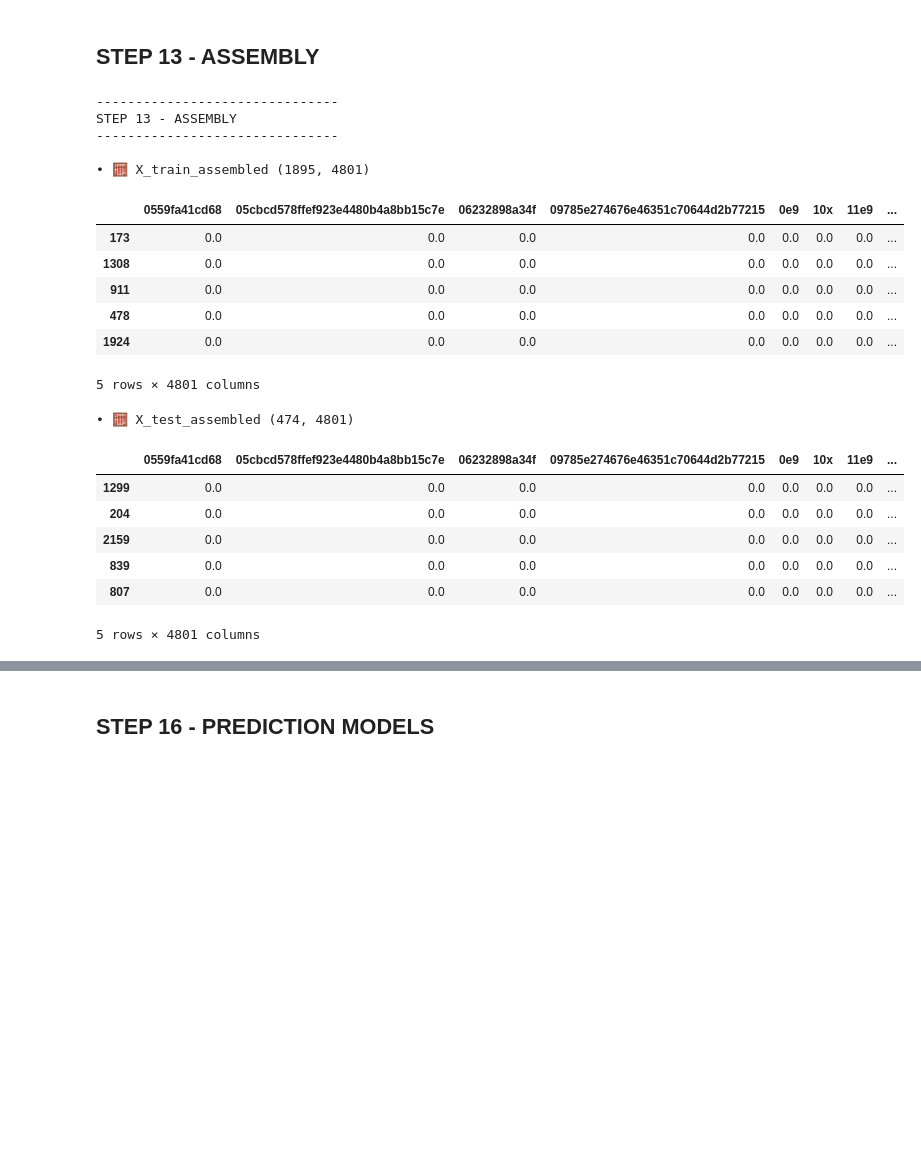
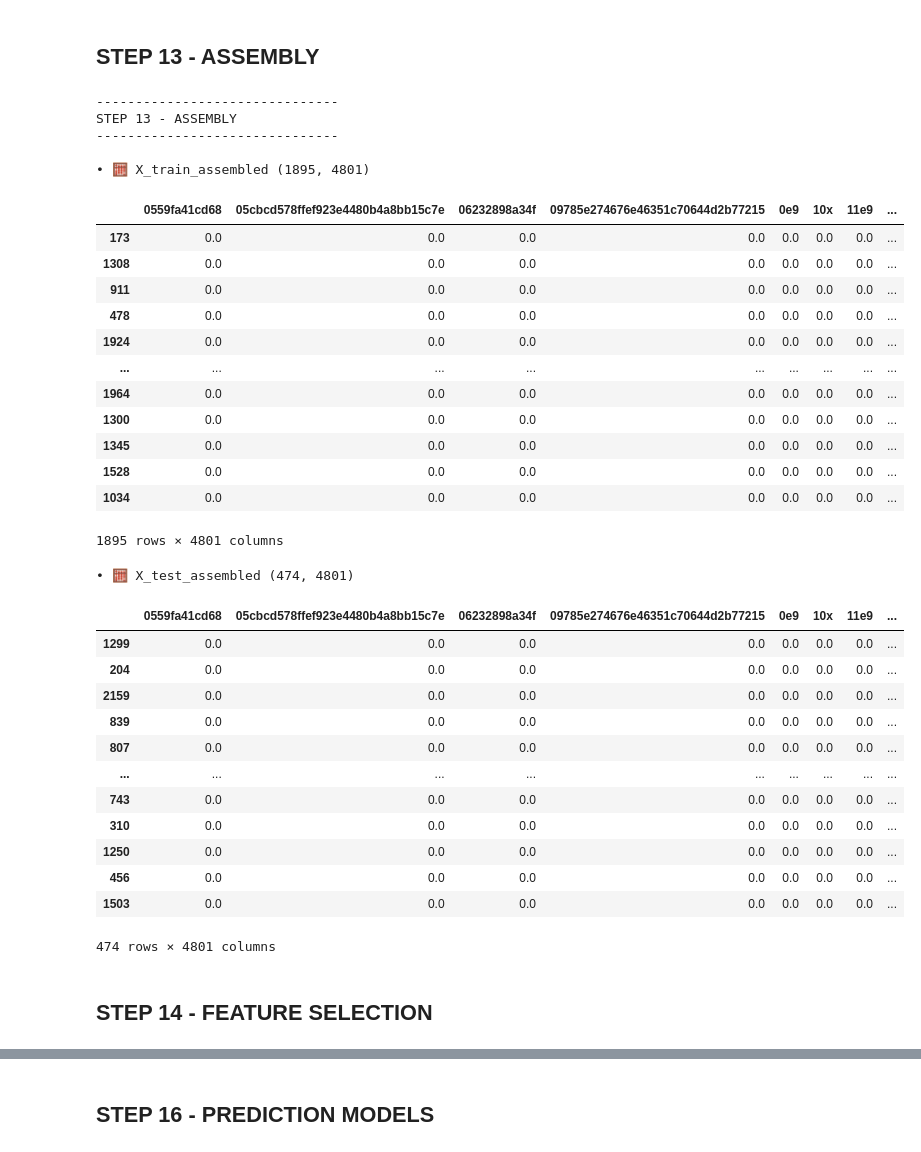
Before and after one commit to cbadil12/nlp-project, a Jupyter notebook: src/explore.ipynb, the cells around one changed output, grey strips where cells are left out. Cells and saved outputs as stored; diff of their text form; code cells hidden in the pictures; blank space fills up the shorter version.

```diff
--- a/src/explore.ipynb
+++ b/src/explore.ipynb
@@ -3150,7 +3331,6 @@ elif dataset_type == "NLP":
     # Fit vectorizers
     count_X = count_vec.fit_transform(text_series).toarray()
     tfidf_X = tfidf_vec.fit_transform(text_series).toarray()
-    log("Vectorization completed successfully (COUNT + TF-IDF)", type="SUCCESS")
     # PCA 2D Visualization
     if make_vectorization_plots:
         print("\n📊 PCA 2D VISUALIZATION")
@@ -3189,7 +3369,7 @@ elif dataset_type == "NLP":
         except:
             pass
     print("\n")
-    log(f"Auto-selected vectorizer: {best_vectorizer_name_S8}", type="SUCCESS", bold=True)
+    log(f"Final selected vectorizer: {best_vectorizer_name_S8}", type="SUCCESS", bold=True)
      # Instance selected vectorizer
     if best_vectorizer_name_S8 == "COUNT":
         vectorizer = CountVectorizer()
@@ -3207,7 +3387,7 @@ elif dataset_type == "NLP":
     X_train_en = pd.DataFrame(X_train_en, index=X_train.index, columns=feature_names)
     X_test_en = pd.DataFrame(X_test_en, index=X_test.index, columns=feature_names)
     log("Final vectorized datasets created successfully", type="SUCCESS")
-    display(X_train_en.head())
+    display(X_train_en)
 
 # -------------------------------
 # TABULAR DATASET
@@ -3280,7 +3460,7 @@ elif dataset_type == "TABULAR":
         X_train_en = X_train_en[encoded_cols]
         X_test_en = X_test_en[encoded_cols]
         log("Final encoded datasets created successfully", type="SUCCESS")
-        display(X_train_en.head())
+        display(X_test_en)
 # %% [output]
 -------------------------------
 STEP 12) TEXT VECTORIZATION
@@ -3323,14 +3508,14 @@ if dataset_type == "TIME-SERIES":
     print("STEP 13 - ASSEMBLY")
     print("-------------------------------\n")
     # Concatenate NUMERIC_var_scaled with CATEGORY_var_encoded
-    X_train_assembled = X_train_S13
-    X_test_assembled = X_test_S13
+    X_train_assembled_S13 = X_train_S13
+    X_test_assembled_S13 = X_test_S13
     # Print results
-    log(f"X_train_assembled {X_train_assembled.shape}", custom_icon="🧮")
-    display(X_train_assembled.head())
+    log(f"X_train_assembled {X_train_assembled_S13.shape}", custom_icon="🧮")
+    display(X_train_assembled_S13)
     print("\n")
-    log(f"X_test_assembled {X_test_assembled.shape}", custom_icon="🧮")
-    display(X_test_assembled.head())
+    log(f"X_test_assembled {X_test_assembled_S13.shape}", custom_icon="🧮")
+    display(X_test_assembled_S13)
 
 # -------------------------------
 # NLP DATASET
@@ -3338,46 +3523,52 @@ if dataset_type == "TIME-SERIES":
 elif dataset_type == "NLP":
     print("-------------------------------")
     print("STEP 13 - ASSEMBLY")
     print("-------------------------------\n")
     # Concatenate NUMERIC_var_scaled with CATEGORY_var_encoded
-    X_train_assembled = X_train_en_S13
-    X_test_assembled = X_test_en_S13
+    X_train_assembled_S13 = X_train_en_S13
+    X_test_assembled_S13 = X_test_en_S13
     # Print results
-    log(f"X_train_assembled {X_train_assembled.shape}", custom_icon="🧮")
-    display(X_train_assembled.head())
+    log(f"X_train_assembled {X_train_assembled_S13.shape}", custom_icon="🧮")
+    display(X_train_assembled_S13)
     print("\n")
-    log(f"X_test_assembled {X_test_assembled.shape}", custom_icon="🧮")
-    display(X_test_assembled.head())
+    log(f"X_test_assembled {X_test_assembled_S13.shape}", custom_icon="🧮")
+    display(X_test_assembled_S13)
 
 # -------------------------------
 # TABULAR DATASET
 # -------------------------------
 elif dataset_type == "TABULAR":
     print("-------------------------------")
     print("STEP 13 - ASSEMBLY")
     print("-------------------------------\n")
     # Concatenate NUMERIC_var_scaled with CATEGORY_var_encoded
-    X_train_assembled = pd.concat([X_train_es, X_train_en], axis=1)
-    X_test_assembled = pd.concat([X_test_es, X_test_en], axis=1)
+    X_train_assembled_S13 = pd.concat([X_train_es, X_train_en], axis=1)
+    X_test_assembled_S13 = pd.concat([X_test_es, X_test_en], axis=1)
     # Print results
-    log(f"X_train_assembled {X_train_assembled.shape}", custom_icon="🧮")
-    display(X_train_assembled.head())
+    log(f"X_train_assembled {X_train_assembled_S13.shape}", custom_icon="🧮")
+    display(X_train_assembled_S13)
     print("\n")
-    log(f"X_test_assembled {X_test_assembled.shape}", custom_icon="🧮")
-    display(X_test_assembled.head())
+    log(f"X_test_assembled {X_test_assembled_S13.shape}", custom_icon="🧮")
+    display(X_test_assembled_S13)
 # %% [output]
 -------------------------------
 STEP 13 - ASSEMBLY
 -------------------------------
 
 • 🧮 X_train_assembled (1895, 4801)
 |  | 0559fa41cd68 | 05cbcd578ffef923e4480b4a8bb15c7e | 06232898a34f | 09785e274676e46351c70644d2b77215 | 0e9 | 10x | 11e9 | ... |
 | 173 | 0.0 | 0.0 | 0.0 | 0.0 | 0.0 | 0.0 | 0.0 | ... |
 | 1308 | 0.0 | 0.0 | 0.0 | 0.0 | 0.0 | 0.0 | 0.0 | ... |
 | 911 | 0.0 | 0.0 | 0.0 | 0.0 | 0.0 | 0.0 | 0.0 | ... |
 | 478 | 0.0 | 0.0 | 0.0 | 0.0 | 0.0 | 0.0 | 0.0 | ... |
 | 1924 | 0.0 | 0.0 | 0.0 | 0.0 | 0.0 | 0.0 | 0.0 | ... |
+| ... | ... | ... | ... | ... | ... | ... | ... | ... |
+| 1964 | 0.0 | 0.0 | 0.0 | 0.0 | 0.0 | 0.0 | 0.0 | ... |
+| 1300 | 0.0 | 0.0 | 0.0 | 0.0 | 0.0 | 0.0 | 0.0 | ... |
+| 1345 | 0.0 | 0.0 | 0.0 | 0.0 | 0.0 | 0.0 | 0.0 | ... |
+| 1528 | 0.0 | 0.0 | 0.0 | 0.0 | 0.0 | 0.0 | 0.0 | ... |
+| 1034 | 0.0 | 0.0 | 0.0 | 0.0 | 0.0 | 0.0 | 0.0 | ... |
-5 rows × 4801 columns
+1895 rows × 4801 columns
 • 🧮 X_test_assembled (474, 4801)
 |  | 0559fa41cd68 | 05cbcd578ffef923e4480b4a8bb15c7e | 06232898a34f | 09785e274676e46351c70644d2b77215 | 0e9 | 10x | 11e9 | ... |
 | 1299 | 0.0 | 0.0 | 0.0 | 0.0 | 0.0 | 0.0 | 0.0 | ... |
@@ -3385,4 +3576,12 @@ STEP 13 - ASSEMBLY
 | 2159 | 0.0 | 0.0 | 0.0 | 0.0 | 0.0 | 0.0 | 0.0 | ... |
 | 839 | 0.0 | 0.0 | 0.0 | 0.0 | 0.0 | 0.0 | 0.0 | ... |
 | 807 | 0.0 | 0.0 | 0.0 | 0.0 | 0.0 | 0.0 | 0.0 | ... |
+| ... | ... | ... | ... | ... | ... | ... | ... | ... |
+| 743 | 0.0 | 0.0 | 0.0 | 0.0 | 0.0 | 0.0 | 0.0 | ... |
+| 310 | 0.0 | 0.0 | 0.0 | 0.0 | 0.0 | 0.0 | 0.0 | ... |
+| 1250 | 0.0 | 0.0 | 0.0 | 0.0 | 0.0 | 0.0 | 0.0 | ... |
+| 456 | 0.0 | 0.0 | 0.0 | 0.0 | 0.0 | 0.0 | 0.0 | ... |
+| 1503 | 0.0 | 0.0 | 0.0 | 0.0 | 0.0 | 0.0 | 0.0 | ... |
-5 rows × 4801 columns
+474 rows × 4801 columns
+# %% [markdown]
+## STEP 14 - FEATURE SELECTION
```
Also changed, not shown: parts of 16 cells of this notebook.
